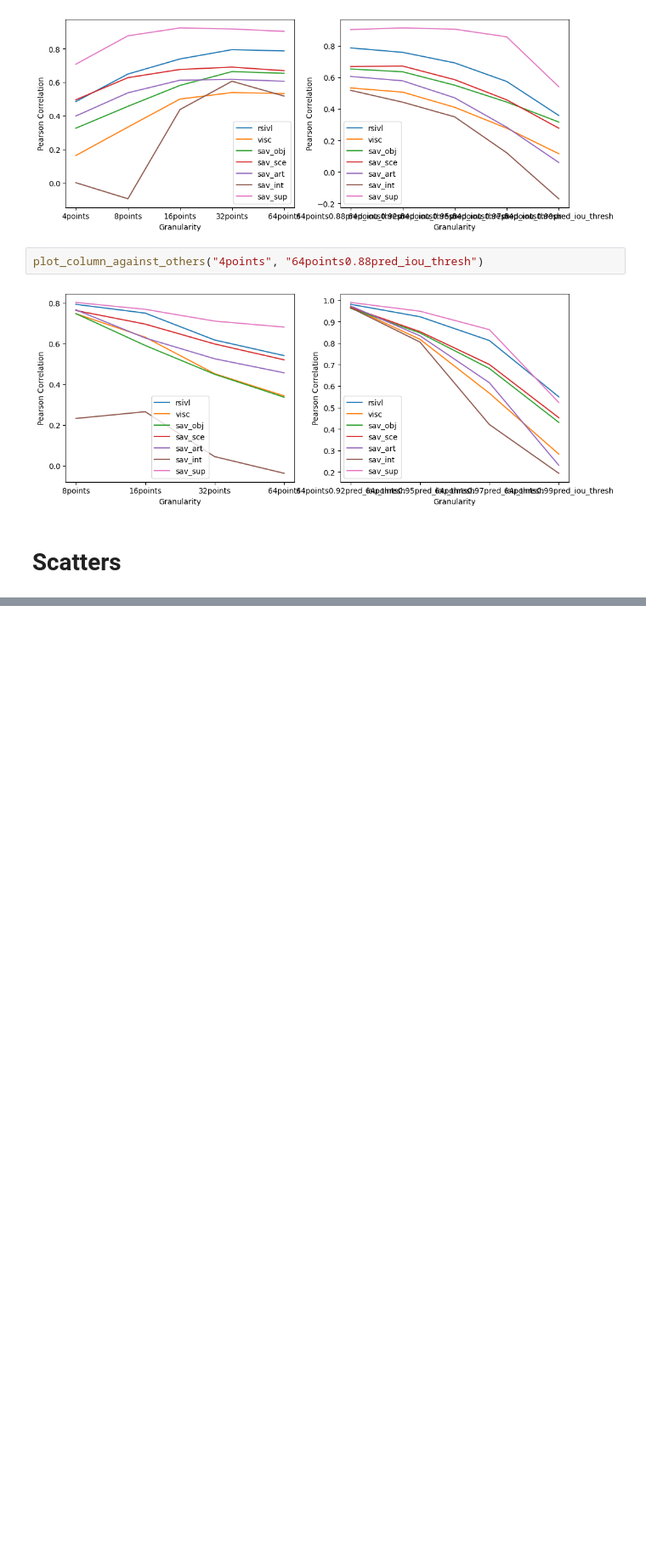
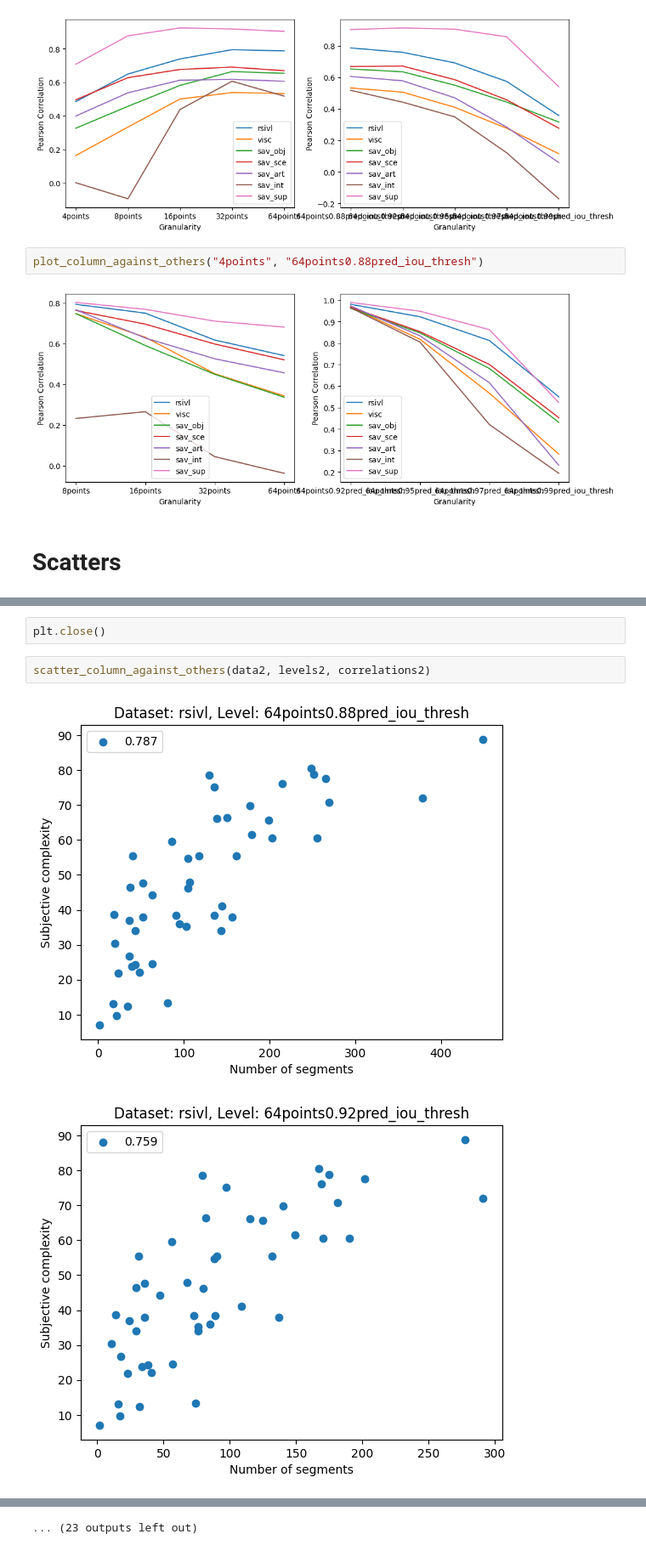
Before and after one commit to shenkev/segment-anything, a Jupyter notebook: analysis/complexity.ipynb, the cells around one changed output, grey strips where cells are left out. Shown at 85% size. Saved outputs shown, nothing was run; the diff lists cells and outputs as text; blank space fills up the shorter version.

```diff
--- a/analysis/complexity.ipynb
+++ b/analysis/complexity.ipynb
@@ -132,0 +160,7 @@ plot_column_against_others("4points", "64points0.88pred_iou_thresh")
+# %%
+plt.close()
+# %%
+scatter_column_against_others(data2, levels2, correlations2)
+# %% [output]
+[figure, added]
+[figure, added]
@@ -132,0 +177 @@ plot_column_against_others("4points", "64points0.88pred_iou_thresh")
+... (23 outputs left out)
```
Also changed, not shown: parts of 4 cells of this notebook.
